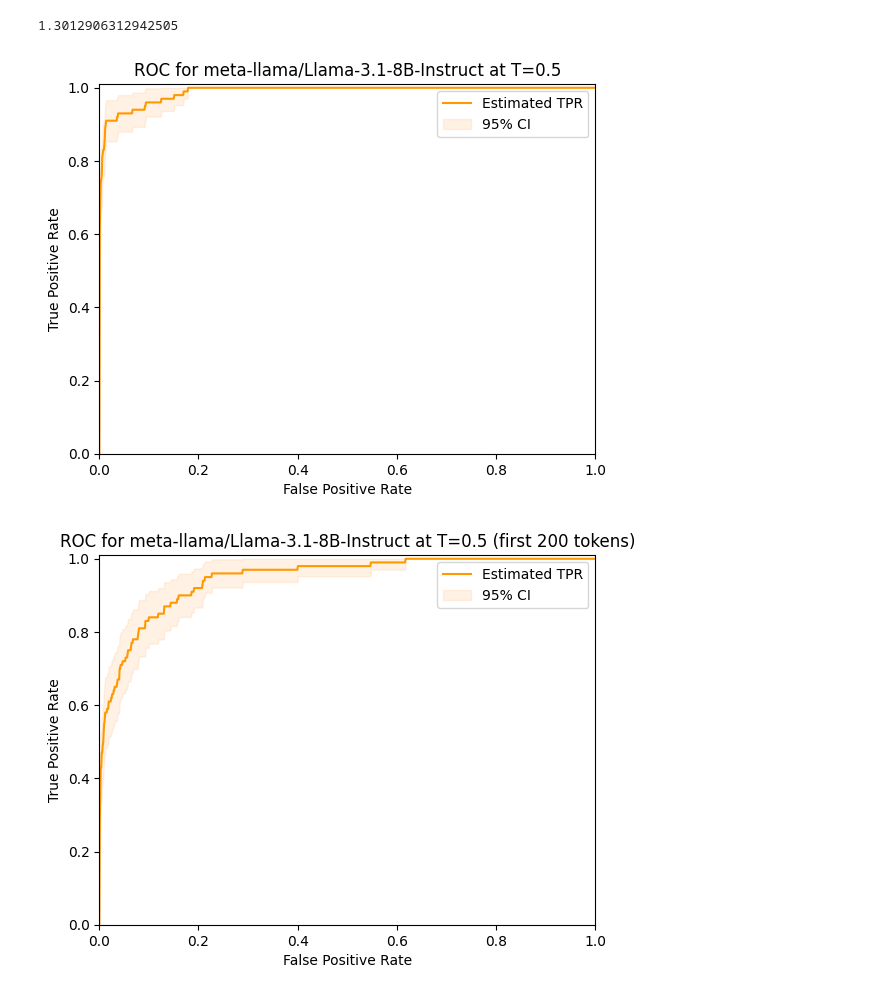
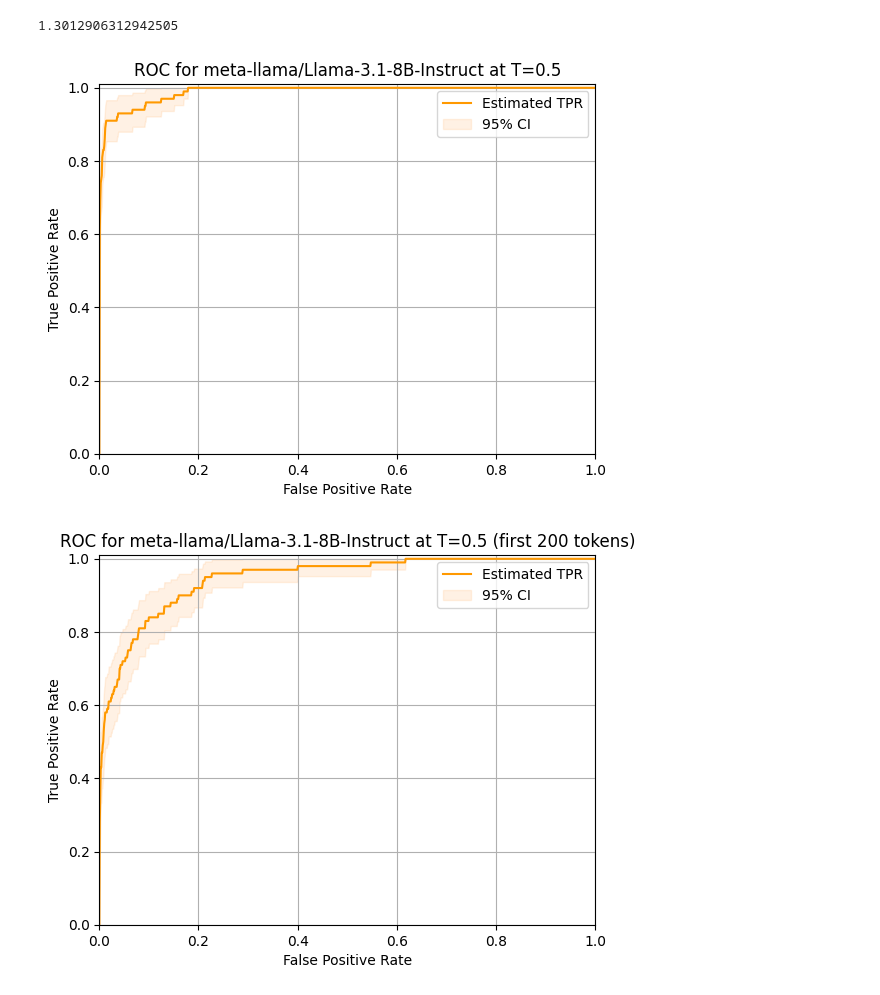
Before and after one commit to JackBlake-zkq/synthid-text, a Jupyter notebook: notebooks/frequentist_experiment_results.ipynb, the cells around one changed output. Cells and saved outputs as stored; diff of their text form; code cells hidden in the pictures.

```diff
--- a/notebooks/frequentist_experiment_results.ipynb
+++ b/notebooks/frequentist_experiment_results.ipynb
@@ -43,34 +43,35 @@ def ROC(freq_scores, title_suffix=""):
 
     # Compute standard error for each TPR
     se = np.sqrt((tprs * (1 - tprs)) / n)
 
     # Compute 95% confidence intervals
     tprs_lower = tprs - z * se
     tprs_upper = tprs + z * se
 
     # Bound the intervals between 0 and 1
     tprs_lower = np.clip(tprs_lower, 0, 1)
     tprs_upper = np.clip(tprs_upper, 0, 1)
 
     # Plot
     plt.plot(fprs, tprs, label='Estimated TPR', color='#ff9900')
     plt.fill_between(fprs, tprs_lower, tprs_upper, color='#ffbb78', alpha=0.2, label='95% CI')
     plt.title(f"ROC for {MODEL_NAME} at T={TEMPERATURE}{title_suffix}")
     plt.xlabel("False Positive Rate")
     plt.ylabel("True Positive Rate")
     plt.ylim(0, 1.01)
     plt.xlim(0, 1.0)
     plt.legend()
+    plt.grid()
 
     plt.show()
 
 eli5_freq_scores = frequentist_score(
     padded_eli5_g_values.cpu().numpy(),
     padded_eli5_combined_mask.cpu().numpy()
 )
 ROC(eli5_freq_scores)
 # %% [output]
-[figure, old version]
+[figure, new version]
 # %%
 # ROC Curve for first ROC_TOKEN_LIMIT tokens
 # To avoid having models that output more text getting better detectability
@@ -81,7 +82,7 @@ eli5_freq_scores_limited = frequentist_score(
 
 ROC(eli5_freq_scores_limited, f" (first {ROC_TOKEN_LIMIT} tokens)")
 # %% [output]
-[figure, old version]
+[figure, new version]
 # %%
 # True Positive at fixed False Positive Rate of 1%
 # by token count, using same ones as in the paper (24 might not be exactly right)
```
Also changed, not shown: parts of 1 cell of this notebook, 2 other files.
